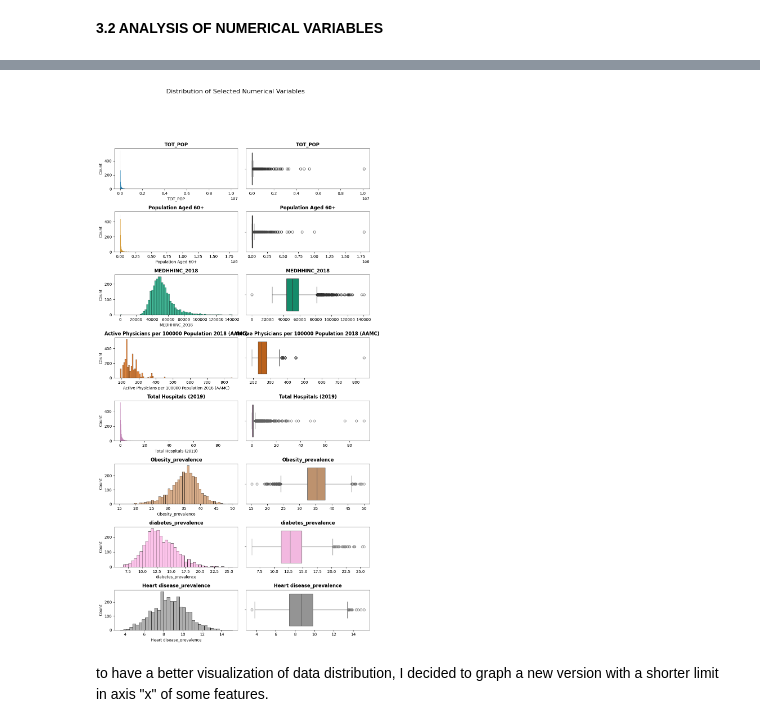
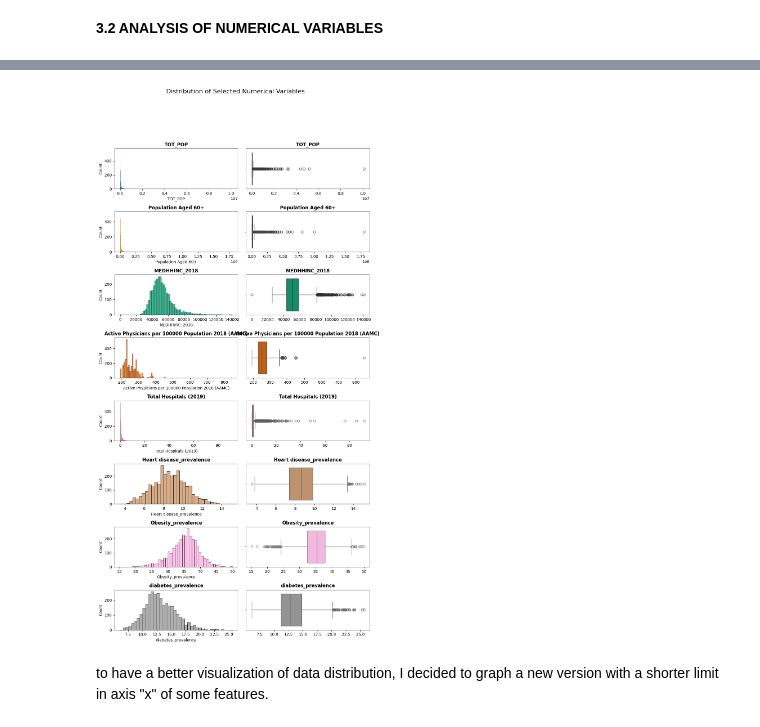
Before and after one commit to RitaViegas/RitaViegas---Project-Regularized-Linear.-Reg.----main, a Jupyter notebook: src/explore.ipynb, the cells around one changed output, grey strips where cells are left out. Saved outputs shown, nothing was run; the diff lists cells and outputs as text; code cells hidden in the pictures.

```diff
--- a/src/explore.ipynb
+++ b/src/explore.ipynb
@@ -222,8 +222,13 @@ irrelevant_columns = [
     'Urban_rural_code', '0-9 y/o % of total pop', '10-19 y/o % of total pop',
     '20-29 y/o % of total pop', '30-39 y/o % of total pop', '40-49 y/o % of total pop',
     '50-59 y/o % of total pop', '60-69 y/o % of total pop', '70-79 y/o % of total pop',
-    '80+ y/o % of total pop', 'Med_HH_Income_Percent_of_State_Total_2018','GQ_ESTIMATES_2018',
-    'Percent of adults with less than a high school diploma 2014-18', "Percent of adults with a high school diploma only 2014-18", "Percent of adults completing some college or associate's degree 2014-18", "Percent of adults with a bachelor's degree or higher 2014-18" ,'Heart disease_Lower 95% CI', 'Heart disease_Upper 95% CI', 'Heart disease_number',
+    '80+ y/o % of total pop', 'Med_HH_Income_Percent_of_State_Total_2018', 'GQ_ESTIMATES_2018',
+    'Percent of adults with less than a high school diploma 2014-18',
+    "Percent of adults with a high school diploma only 2014-18",
+    "Percent of adults completing some college or associate's degree 2014-18",
+    "Percent of adults with a bachelor's degree or higher 2014-18",
+    'anycondition_number', 'anycondition_Upper 95% CI', 'anycondition_Lower 95% CI',
+    'Heart disease_Lower 95% CI', 'Heart disease_Upper 95% CI', 'Heart disease_number',
     'Obesity_Lower 95% CI', 'Obesity_Upper 95% CI', 'Obesity_number',
     'COPD_Lower 95% CI', 'COPD_Upper 95% CI', 'COPD_number',
     'diabetes_Lower 95% CI', 'diabetes_Upper 95% CI', 'diabetes_number',
@@ -231,6 +236,7 @@ irrelevant_columns = [
 ]
 
 
+
 df = df.drop(columns=[col for col in irrelevant_columns if col in df.columns])
 
 # Verificando se as colunas foram removidas
@@ -400,9 +407,10 @@ selected_variables = [
     'MEDHHINC_2018',
     'Active Physicians per 100000 Population 2018 (AAMC)',
     'Total Hospitals (2019)',
+    'Heart disease_prevalence',
     'Obesity_prevalence',
-    'diabetes_prevalence',
-    'Heart disease_prevalence'
+    'diabetes_prevalence'
+
 ]
 
 # Filter the DataFrame to contain only the selected variables
@@ -431,34 +439,34 @@ def plot_numerical_variables(df_numerical, hue=None):
     # Flatten the axes array for easier iteration
     axes = axes.flatten()
 
     # Define a fixed color palette
     palette = sns.color_palette("colorblind", num_vars)
 
     # Loop to create histograms and boxplots for each numerical variable
     for i, col in enumerate(numerical_columns):
         color = palette[i % len(palette)]  # Ensures the color index stays within the palette length
 
         # Histogram with or without hue
         sns.histplot(ax=axes[i * 2], data=df_numerical, x=col, hue=hue if hue in df_numerical.columns else None, color=color)
         axes[i * 2].set_title(col, fontweight='bold')  # Set the title in bold for the histogram
 
         # Boxplot (without hue)
         sns.boxplot(ax=axes[i * 2 + 1], data=df_numerical, x=col, color=color)
         axes[i * 2 + 1].set_title(col, fontweight='bold')  # Set the title in bold for the boxplot
         axes[i * 2 + 1].set(xlabel=None)  # Remove x label from boxplot for consistency
 
     # Remove extra axes if there is an odd number of variables
     for j in range(i * 2 + 2, len(axes)):
         fig.delaxes(axes[j])
 
     # Adjust the layout to avoid overlapping
     plt.tight_layout(rect=[0, 0.03, 1, 0.95])
     plt.show()
 
 
 plot_numerical_variables(df_numerical)
 # %% [output]
-[figure, old version]
+[figure, new version]
 # %% [markdown]
 to have a better visualization of data distribution, I decided to graph a new version with a shorter limit in axis "x" of some features.
 # %%
```
Also changed, not shown: parts of 42 cells of this notebook.
